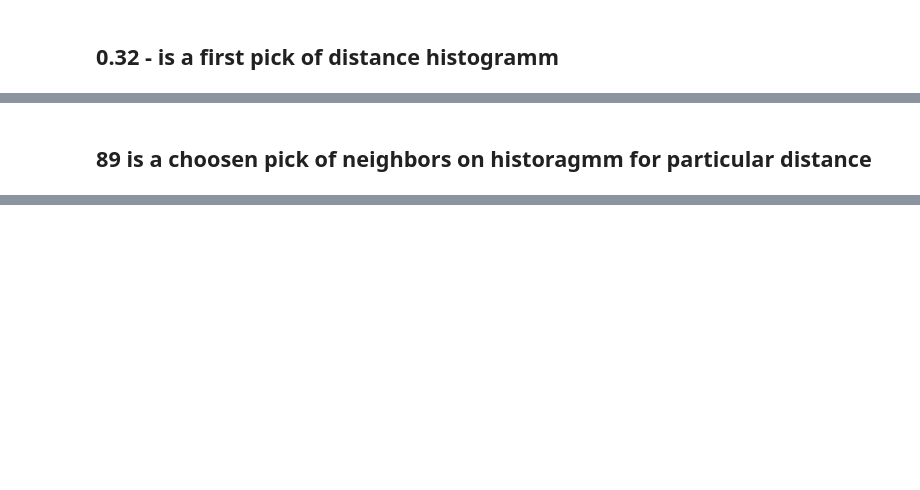
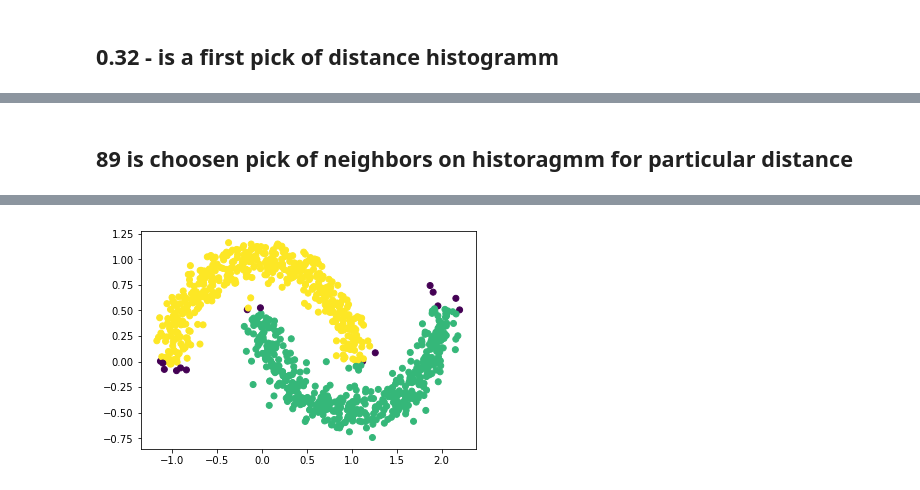
Before and after one commit to dmitrysarov/dbscan_play, a Jupyter notebook: test_my_dbscan.ipynb, the cells around one changed output, grey strips where cells are left out. Saved outputs shown, nothing was run; the diff lists cells and outputs as text; code cells hidden in the pictures; blank space fills up the shorter version.

```diff
--- a/test_my_dbscan.ipynb
+++ b/test_my_dbscan.ipynb
@@ -33,4 +33,9 @@ _=plt.hist(num_of_neighbors, bins=50)
 # %% [markdown]
-## 89 is a choosen pick of neighbors on historagmm for particular distance
+## 89 is choosen pick of neighbors on historagmm for particular distance
 # %%
 my_dbscan = DBSCAN(eps=0.32, MinPts=89, verbose=True, precomputed=False)
+
+%time my_dbscan.fit(moons[0])
+
+_=plt.scatter(moons[0][:,0],moons[0][:,1],c=my_dbscan.labels)
+# %% [output]
@@ -36,0 +44 @@ my_dbscan = DBSCAN(eps=0.32, MinPts=89, verbose=True, precomputed=False)
+[figure, added]
```
Also changed, not shown: parts of 9 cells of this notebook, 2 other files.
